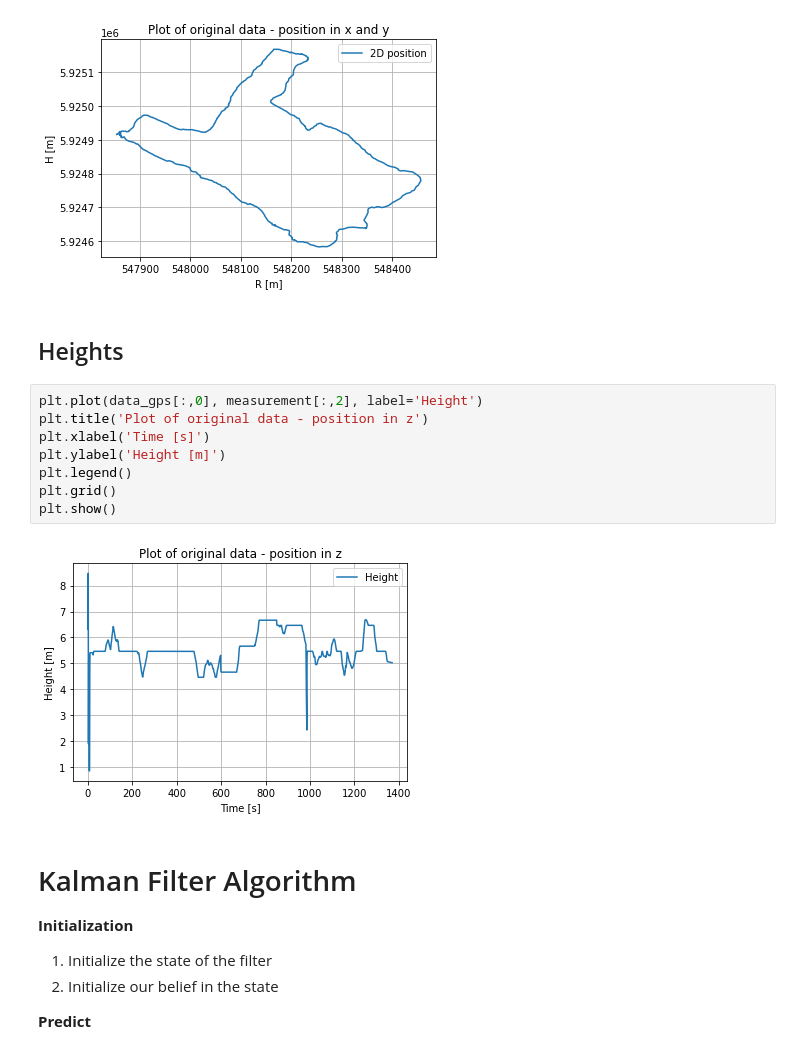
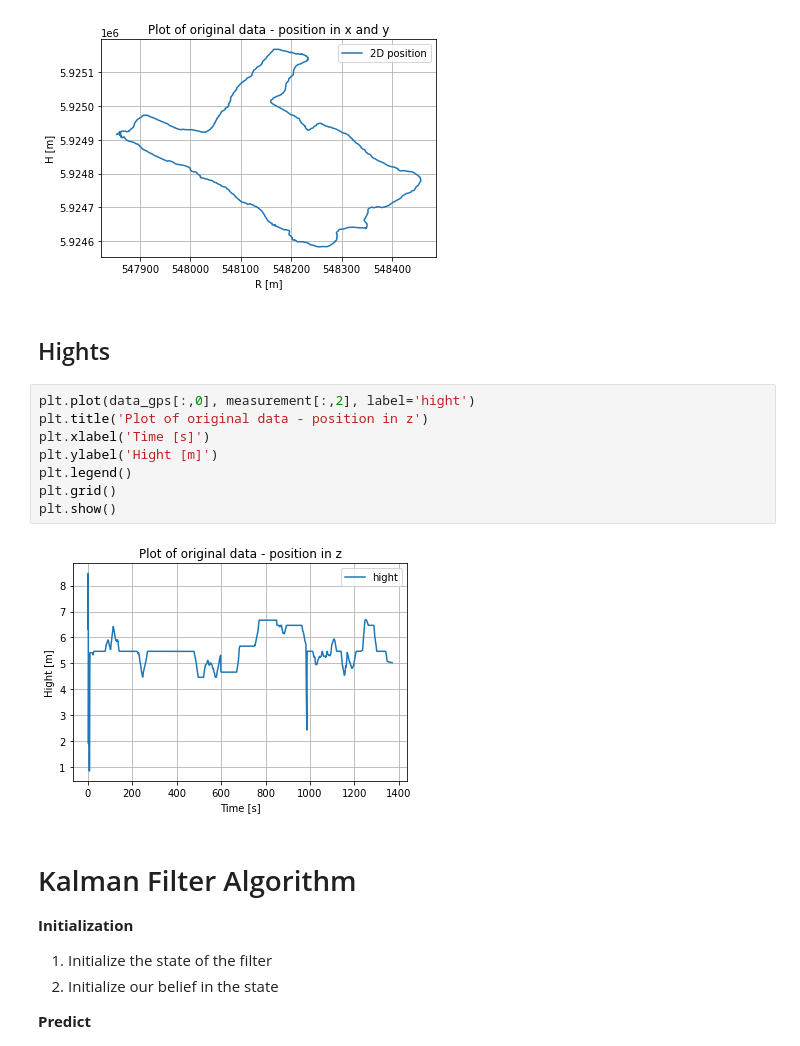
Before and after one commit to c-mahn/hcu-ma-gmt-integrated-navigation, a Jupyter notebook: tutorial_03/Studies_Int-Nav-Tutorial032_KalmanFilter_3D.ipynb, the cells around one changed output. Saved outputs shown, nothing was run; the diff lists cells and outputs as text.

```diff
--- a/tutorial_03/Studies_Int-Nav-Tutorial032_KalmanFilter_3D.ipynb
+++ b/tutorial_03/Studies_Int-Nav-Tutorial032_KalmanFilter_3D.ipynb
@@ -68,17 +65,17 @@ plt.show()
 # %% [output]
 [figure]
 # %% [markdown]
-## Heights
+## Hights
 # %%
-plt.plot(data_gps[:,0], measurement[:,2], label='Height')
+plt.plot(data_gps[:,0], measurement[:,2], label='hight')
 plt.title('Plot of original data - position in z')
 plt.xlabel('Time [s]')
-plt.ylabel('Height [m]')
+plt.ylabel('Hight [m]')
 plt.legend()
 plt.grid()
 plt.show()
 # %% [output]
-[figure, old version]
+[figure, new version]
 # %% [markdown]
 # Kalman Filter Algorithm
 
```
Also changed, not shown: parts of 3 cells of this notebook.
